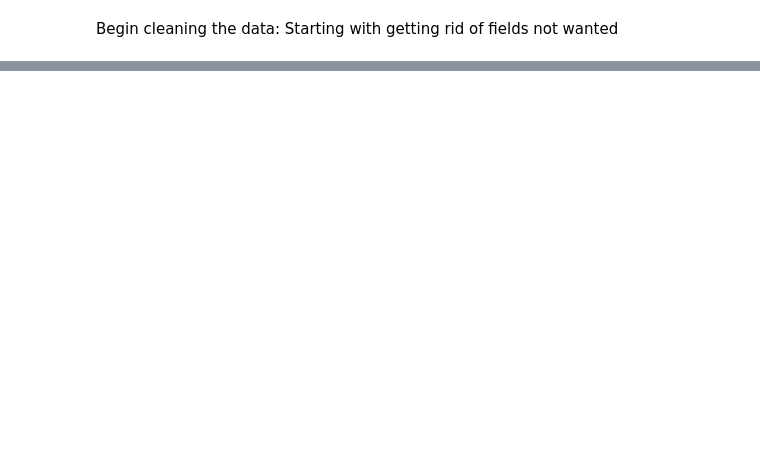
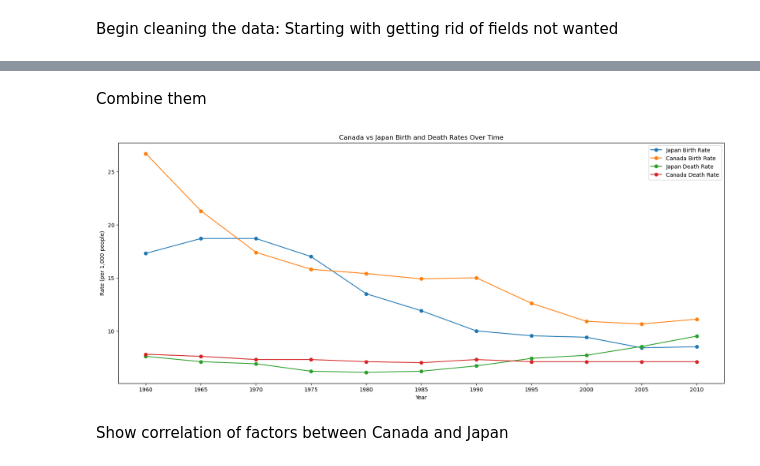
Before and after one commit to TolsonA/Group_3, a Jupyter notebook: Austins_temp_file.ipynb, the cells around one changed output, grey strips where cells are left out. Cells and saved outputs as stored; diff of their text form; code cells hidden in the pictures; blank space fills up the shorter version.

```diff
--- a/Austins_temp_file.ipynb
+++ b/Austins_temp_file.ipynb
@@ -70,0 +115,17 @@ See the caveats in the documentation: https://pandas.pydata.org/pandas-docs/stab
+# %% [markdown]
+Combine them
+# %%
+plt.figure(figsize=(20, 8))
+plt.plot(filtered_data_2['Birth Rate'], marker='o', label='Japan Birth Rate')
+plt.plot(filtered_data['Birth Rate'], marker='o', label='Canada Birth Rate')
+plt.plot(filtered_data_2['Death Rate'], marker='o', label='Japan Death Rate')
+plt.plot(filtered_data['Death Rate'], marker='o', label='Canada Death Rate')
+plt.title('Canada vs Japan Birth and Death Rates Over Time')
+plt.xlabel('Year')
+plt.ylabel('Rate (per 1,000 people)')
+plt.legend()
+plt.show()
+# %% [output]
+[figure, added]
+# %% [markdown]
+Show correlation of factors between Canada and Japan
```
Also changed, not shown: parts of 13 cells of this notebook, 1 other file.
